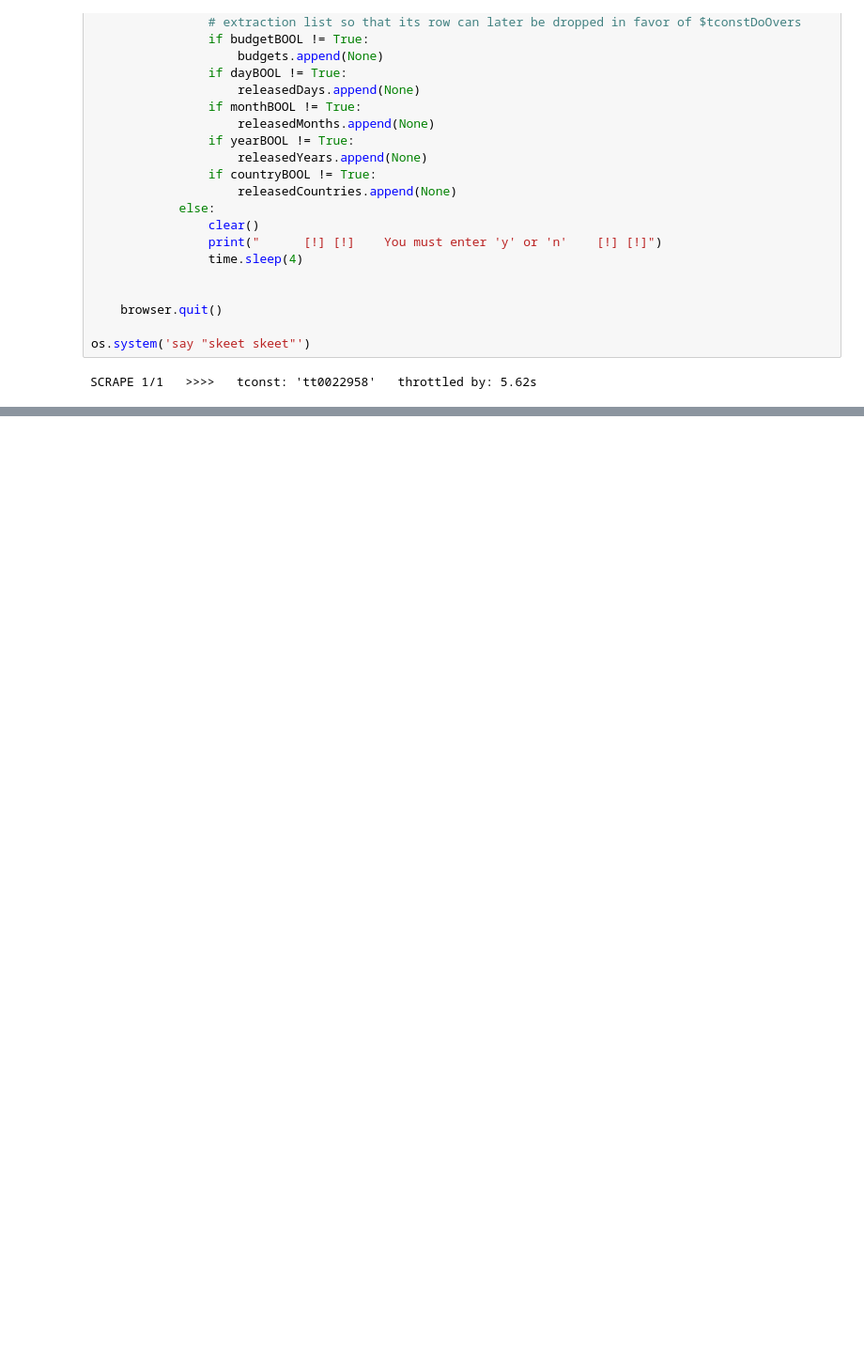
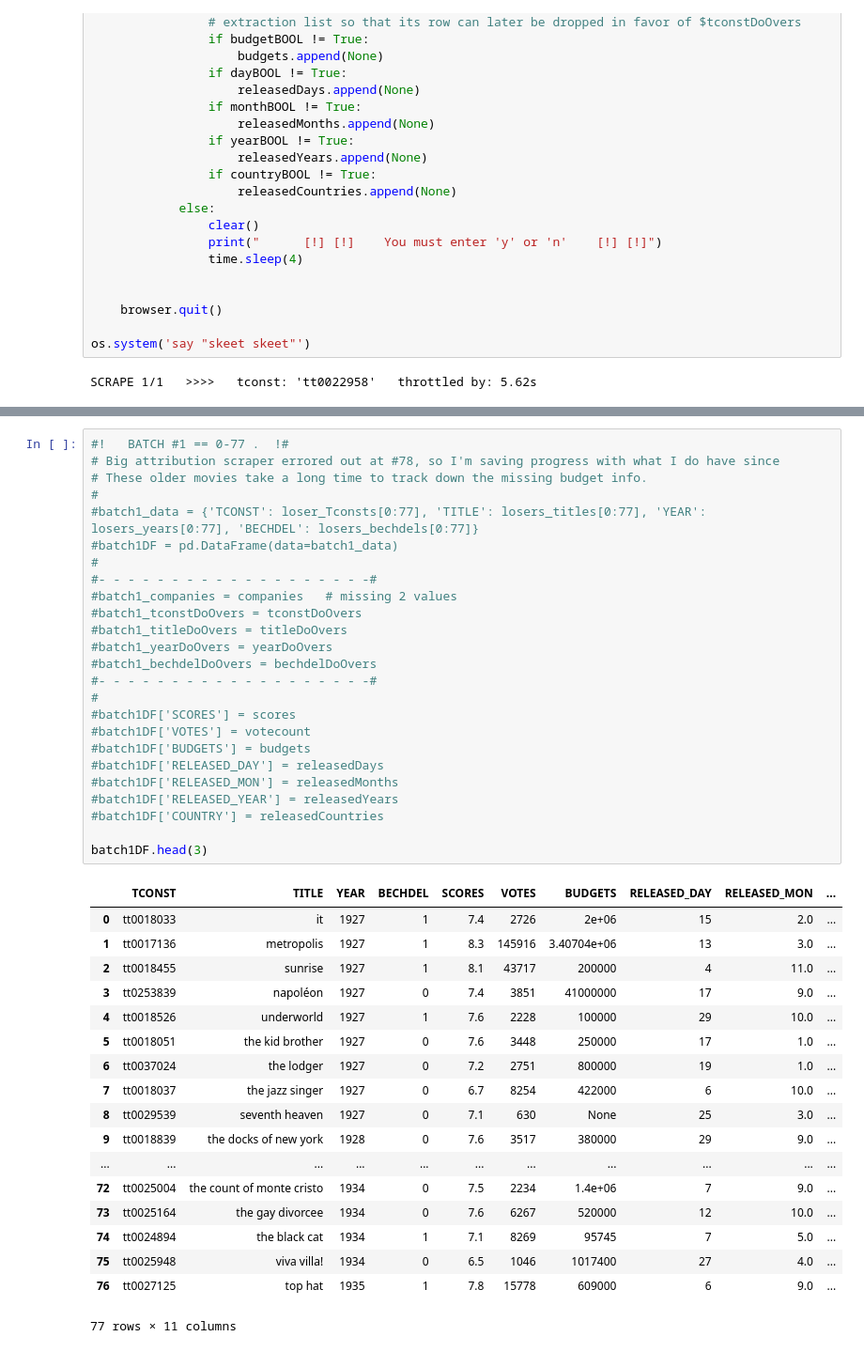
Before and after one commit to hone1er/oscarDataAnalysis, a Jupyter notebook: Spaar/notebooks/only_this_one.ipynb, the cells around one changed output, grey strips where cells are left out. Shown: that part at 94% size. Drawn from its saved outputs; the diff is of its cells as text; blank space fills up the shorter version.

```diff
--- a/Spaar/notebooks/only_this_one.ipynb
+++ b/Spaar/notebooks/only_this_one.ipynb
@@ -878,0 +1374,44 @@ allDF
+# %%
+#!   BATCH #1 == 0-77 .  !#
+# Big attribution scraper errored out at #78, so I'm saving progress with what I do have since
+# These older movies take a long time to track down the missing budget info.
+#
+#batch1_data = {'TCONST': loser_Tconsts[0:77], 'TITLE': losers_titles[0:77], 'YEAR': losers_years[0:77], 'BECHDEL': losers_bechdels[0:77]}
+#batch1DF = pd.DataFrame(data=batch1_data)
+#
+#- - - - - - - - - - - - - - - - - - -#
+#batch1_companies = companies   # missing 2 values
+#batch1_tconstDoOvers = tconstDoOvers
+#batch1_titleDoOvers = titleDoOvers
+#batch1_yearDoOvers = yearDoOvers
+#batch1_bechdelDoOvers = bechdelDoOvers
+#- - - - - - - - - - - - - - - - - - -#
+#
+#batch1DF['SCORES'] = scores
+#batch1DF['VOTES'] = votecount
+#batch1DF['BUDGETS'] = budgets
+#batch1DF['RELEASED_DAY'] = releasedDays
+#batch1DF['RELEASED_MON'] = releasedMonths
+#batch1DF['RELEASED_YEAR'] = releasedYears
+#batch1DF['COUNTRY'] = releasedCountries
+
+batch1DF.head(3)
+# %% [output]
+|  | TCONST | TITLE | YEAR | BECHDEL | SCORES | VOTES | BUDGETS | RELEASED_DAY | RELEASED_MON | ... |
+| 0 | tt0018033 | it | 1927 | 1 | 7.4 | 2726 | 2e+06 | 15 | 2.0 | ... |
+| 1 | tt0017136 | metropolis | 1927 | 1 | 8.3 | 145916 | 3.40704e+06 | 13 | 3.0 | ... |
+| 2 | tt0018455 | sunrise | 1927 | 1 | 8.1 | 43717 | 200000 | 4 | 11.0 | ... |
+| 3 | tt0253839 | napoléon | 1927 | 0 | 7.4 | 3851 | 41000000 | 17 | 9.0 | ... |
+| 4 | tt0018526 | underworld | 1927 | 1 | 7.6 | 2228 | 100000 | 29 | 10.0 | ... |
+| 5 | tt0018051 | the kid brother | 1927 | 0 | 7.6 | 3448 | 250000 | 17 | 1.0 | ... |
+| 6 | tt0037024 | the lodger | 1927 | 0 | 7.2 | 2751 | 800000 | 19 | 1.0 | ... |
+| 7 | tt0018037 | the jazz singer | 1927 | 0 | 6.7 | 8254 | 422000 | 6 | 10.0 | ... |
+| 8 | tt0029539 | seventh heaven | 1927 | 0 | 7.1 | 630 | None | 25 | 3.0 | ... |
+| 9 | tt0018839 | the docks of new york | 1928 | 0 | 7.6 | 3517 | 380000 | 29 | 9.0 | ... |
+| ... | ... | ... | ... | ... | ... | ... | ... | ... | ... | ... |
+| 72 | tt0025004 | the count of monte cristo | 1934 | 0 | 7.5 | 2234 | 1.4e+06 | 7 | 9.0 | ... |
+| 73 | tt0025164 | the gay divorcee | 1934 | 0 | 7.6 | 6267 | 520000 | 12 | 10.0 | ... |
+| 74 | tt0024894 | the black cat | 1934 | 1 | 7.1 | 8269 | 95745 | 7 | 5.0 | ... |
+| 75 | tt0025948 | viva villa! | 1934 | 0 | 6.5 | 1046 | 1017400 | 27 | 4.0 | ... |
+| 76 | tt0027125 | top hat | 1935 | 1 | 7.8 | 15778 | 609000 | 6 | 9.0 | ... |
+77 rows × 11 columns
```
Also changed, not shown: parts of 28 cells of this notebook.
